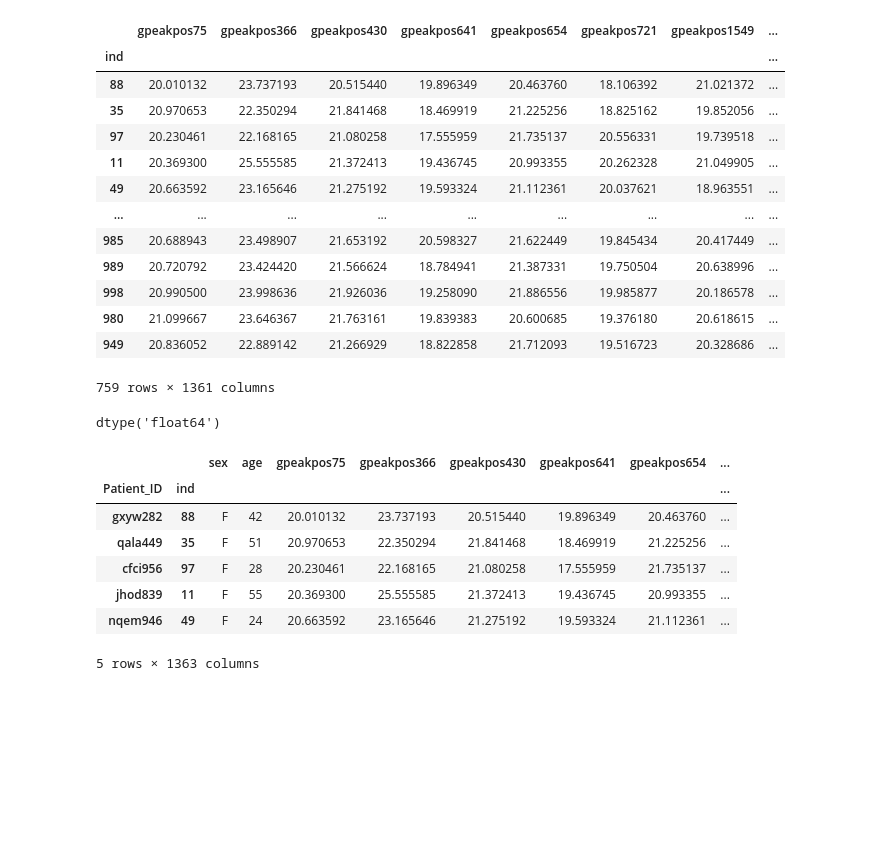
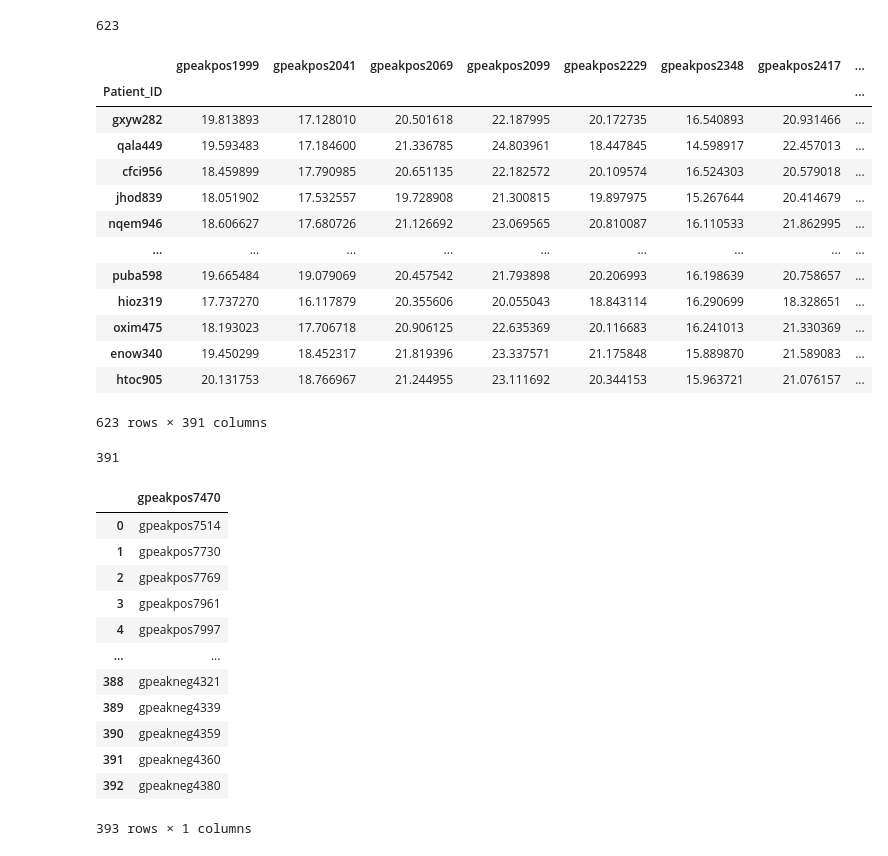
Before and after one commit to anthano/psycourse, a Jupyter notebook: src/data_management/sandbox.ipynb, the cells around one changed output. Saved outputs shown, nothing was run; the diff lists cells and outputs as text; code cells hidden in the pictures; blank space fills up the shorter version.

```diff
--- a/src/data_management/sandbox.ipynb
+++ b/src/data_management/sandbox.ipynb
@@ -55,34 +32,4 @@ lipid_intensities.head()
-# %%
-test_lipids = _clean_lipid_intensities(lipid_intensities)
-test_lipids
-# %% [output]
-|  | gpeakpos75 | gpeakpos366 | gpeakpos430 | gpeakpos641 | gpeakpos654 | gpeakpos721 | gpeakpos1549 | ... |
-| ind |  |  |  |  |  |  |  | ... |
-| 88 | 20.010132 | 23.737193 | 20.515440 | 19.896349 | 20.463760 | 18.106392 | 21.021372 | ... |
-| 35 | 20.970653 | 22.350294 | 21.841468 | 18.469919 | 21.225256 | 18.825162 | 19.852056 | ... |
-| 97 | 20.230461 | 22.168165 | 21.080258 | 17.555959 | 21.735137 | 20.556331 | 19.739518 | ... |
-| 11 | 20.369300 | 25.555585 | 21.372413 | 19.436745 | 20.993355 | 20.262328 | 21.049905 | ... |
-| 49 | 20.663592 | 23.165646 | 21.275192 | 19.593324 | 21.112361 | 20.037621 | 18.963551 | ... |
-| ... | ... | ... | ... | ... | ... | ... | ... | ... |
-| 985 | 20.688943 | 23.498907 | 21.653192 | 20.598327 | 21.622449 | 19.845434 | 20.417449 | ... |
-| 989 | 20.720792 | 23.424420 | 21.566624 | 18.784941 | 21.387331 | 19.750504 | 20.638996 | ... |
-| 998 | 20.990500 | 23.998636 | 21.926036 | 19.258090 | 21.886556 | 19.985877 | 20.186578 | ... |
-| 980 | 21.099667 | 23.646367 | 21.763161 | 19.839383 | 20.600685 | 19.376180 | 20.618615 | ... |
-| 949 | 20.836052 | 22.889142 | 21.266929 | 18.822858 | 21.712093 | 19.516723 | 20.328686 | ... |
-759 rows × 1361 columns
-# %%
-test_lipids["gpeakpos75"].dtype
-# %% [output]
-dtype('float64')
-# %%
-test_complete = clean_lipidomic_data(sample_description, lipid_intensities)
-test_complete.head()
-# %% [output]
-|  |  | sex | age | gpeakpos75 | gpeakpos366 | gpeakpos430 | gpeakpos641 | gpeakpos654 | ... |
-| Patient_ID | ind |  |  |  |  |  |  |  | ... |
-| gxyw282 | 88 | F | 42 | 20.010132 | 23.737193 | 20.515440 | 19.896349 | 20.463760 | ... |
-| qala449 | 35 | F | 51 | 20.970653 | 22.350294 | 21.841468 | 18.469919 | 21.225256 | ... |
-| cfci956 | 97 | F | 28 | 20.230461 | 22.168165 | 21.080258 | 17.555959 | 21.735137 | ... |
-| jhod839 | 11 | F | 55 | 20.369300 | 25.555585 | 21.372413 | 19.436745 | 20.993355 | ... |
-| nqem946 | 49 | F | 24 | 20.663592 | 23.165646 | 21.275192 | 19.593324 | 21.112361 | ... |
-5 rows × 1363 columns
+# %%
+len(clean_lipidomic_df.index)
+# %% [output]
+623
@@ -88,0 +433,18 @@ test_complete.head()
+# %%
+df = clean_lipidomic_df.copy()
+df.drop(columns=set(df.columns) - set(annotated_lipids), errors="ignore")
+# %% [output]
+|  | gpeakpos1999 | gpeakpos2041 | gpeakpos2069 | gpeakpos2099 | gpeakpos2229 | gpeakpos2348 | gpeakpos2417 | ... |
+| Patient_ID |  |  |  |  |  |  |  | ... |
+| gxyw282 | 19.813893 | 17.128010 | 20.501618 | 22.187995 | 20.172735 | 16.540893 | 20.931466 | ... |
+| qala449 | 19.593483 | 17.184600 | 21.336785 | 24.803961 | 18.447845 | 14.598917 | 22.457013 | ... |
+| cfci956 | 18.459899 | 17.790985 | 20.651135 | 22.182572 | 20.109574 | 16.524303 | 20.579018 | ... |
+| jhod839 | 18.051902 | 17.532557 | 19.728908 | 21.300815 | 19.897975 | 15.267644 | 20.414679 | ... |
+| nqem946 | 18.606627 | 17.680726 | 21.126692 | 23.069565 | 20.810087 | 16.110533 | 21.862995 | ... |
+| ... | ... | ... | ... | ... | ... | ... | ... | ... |
+| puba598 | 19.665484 | 19.079069 | 20.457542 | 21.793898 | 20.206993 | 16.198639 | 20.758657 | ... |
+| hioz319 | 17.737270 | 16.117879 | 20.355606 | 20.055043 | 18.843114 | 16.290699 | 18.328651 | ... |
+| oxim475 | 18.193023 | 17.706718 | 20.906125 | 22.635369 | 20.116683 | 16.241013 | 21.330369 | ... |
+| enow340 | 19.450299 | 18.452317 | 21.819396 | 23.337571 | 21.175848 | 15.889870 | 21.589083 | ... |
+| htoc905 | 20.131753 | 18.766967 | 21.244955 | 23.111692 | 20.344153 | 15.963721 | 21.076157 | ... |
+623 rows × 391 columns
@@ -88,0 +453,21 @@ test_complete.head()
+# %%
+len(annotated_lipids)
+# %% [output]
+391
+# %%
+annotated_lipids_df = pd.read_csv(DATA_DIR / "lipidomics" / "annotated_lipids.csv")
+annotated_lipids_df
+# %% [output]
+|  | gpeakpos7470 |
+| 0 | gpeakpos7514 |
+| 1 | gpeakpos7730 |
+| 2 | gpeakpos7769 |
+| 3 | gpeakpos7961 |
+| 4 | gpeakpos7997 |
+| ... | ... |
+| 388 | gpeakneg4321 |
+| 389 | gpeakneg4339 |
+| 390 | gpeakneg4359 |
+| 391 | gpeakneg4360 |
+| 392 | gpeakneg4380 |
+393 rows × 1 columns
```
Also changed, not shown: parts of 9 cells of this notebook, 2 other files.
